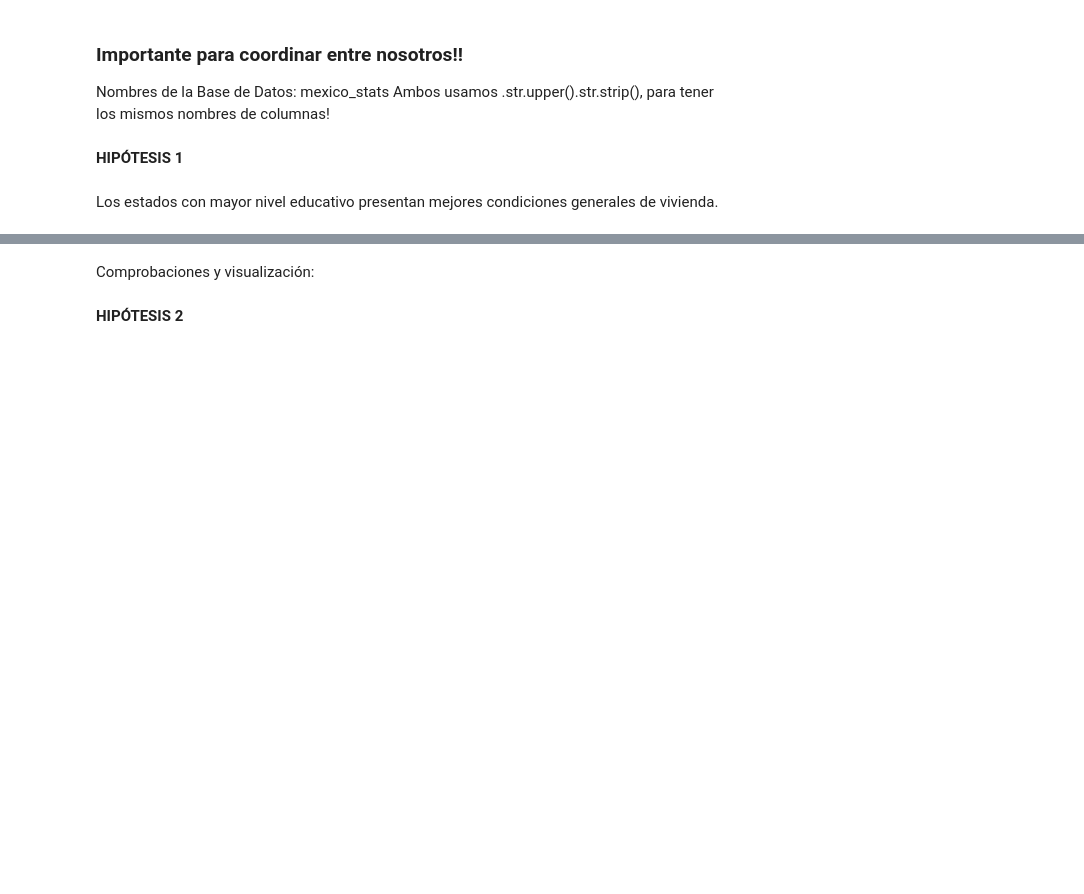
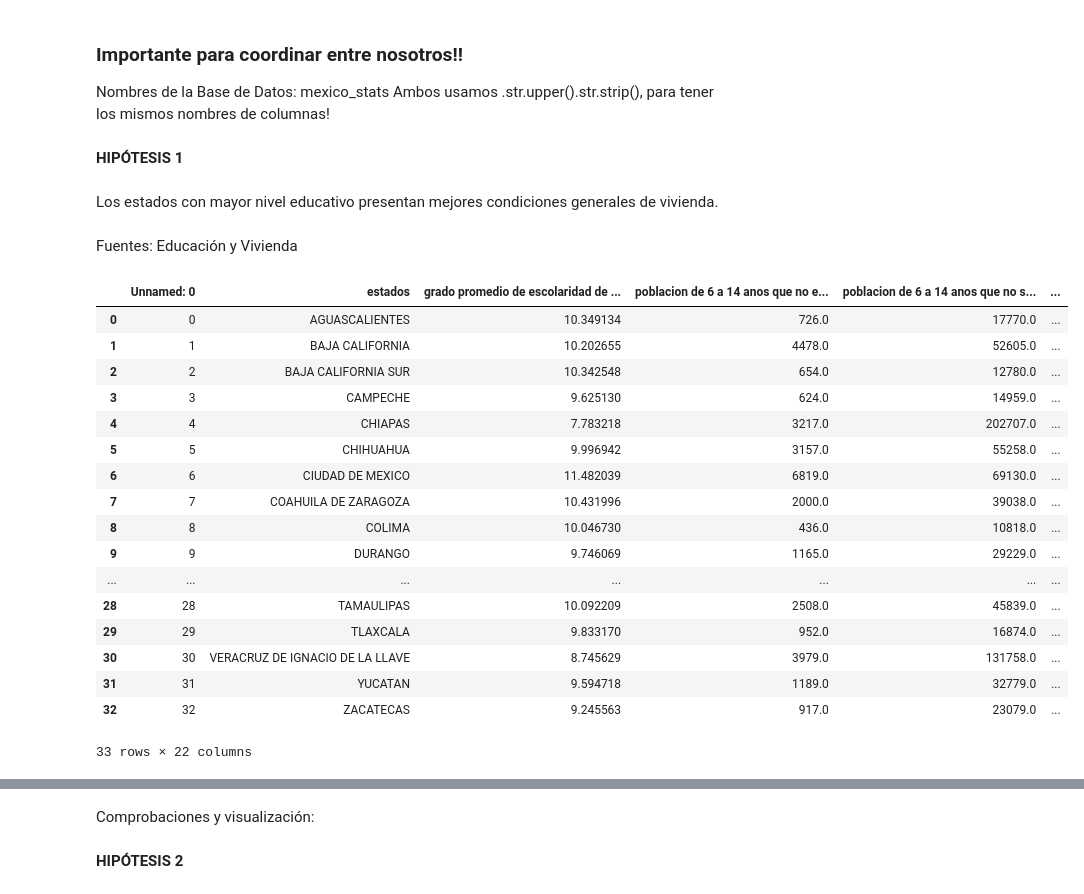
Before and after one commit to julio-bp/PROYECTO2, a Jupyter notebook: PROYECTO2.ipynb, the cells around one changed output, grey strips where cells are left out. Saved outputs shown, nothing was run; the diff lists cells and outputs as text; code cells hidden in the pictures; blank space fills up the shorter version.

```diff
--- a/PROYECTO2.ipynb
+++ b/PROYECTO2.ipynb
@@ -158,3 +138,26 @@ Ambos usamos .str.upper().str.strip(), para tener los mismos nombres de columnas
 **HIPÓTESIS 1**
 # %% [markdown]
 Los estados con mayor nivel educativo presentan mejores condiciones generales de vivienda.
+# %% [markdown]
+Fuentes: Educación y Vivienda
+# %%
+limpieza(df_educacion, "estados")
+# %% [output]
+|  | Unnamed: 0 | estados | grado promedio de escolaridad de ... | poblacion de 6 a 14 anos que no e... | poblacion de 6 a 14 anos que no s... | ... |
+| 0 | 0 | AGUASCALIENTES | 10.349134 | 726.0 | 17770.0 | ... |
+| 1 | 1 | BAJA CALIFORNIA | 10.202655 | 4478.0 | 52605.0 | ... |
+| 2 | 2 | BAJA CALIFORNIA SUR | 10.342548 | 654.0 | 12780.0 | ... |
+| 3 | 3 | CAMPECHE | 9.625130 | 624.0 | 14959.0 | ... |
+| 4 | 4 | CHIAPAS | 7.783218 | 3217.0 | 202707.0 | ... |
+| 5 | 5 | CHIHUAHUA | 9.996942 | 3157.0 | 55258.0 | ... |
+| 6 | 6 | CIUDAD DE MEXICO | 11.482039 | 6819.0 | 69130.0 | ... |
+| 7 | 7 | COAHUILA DE ZARAGOZA | 10.431996 | 2000.0 | 39038.0 | ... |
+| 8 | 8 | COLIMA | 10.046730 | 436.0 | 10818.0 | ... |
+| 9 | 9 | DURANGO | 9.746069 | 1165.0 | 29229.0 | ... |
+| ... | ... | ... | ... | ... | ... | ... |
+| 28 | 28 | TAMAULIPAS | 10.092209 | 2508.0 | 45839.0 | ... |
+| 29 | 29 | TLAXCALA | 9.833170 | 952.0 | 16874.0 | ... |
+| 30 | 30 | VERACRUZ DE IGNACIO DE LA LLAVE | 8.745629 | 3979.0 | 131758.0 | ... |
+| 31 | 31 | YUCATAN | 9.594718 | 1189.0 | 32779.0 | ... |
+| 32 | 32 | ZACATECAS | 9.245563 | 917.0 | 23079.0 | ... |
+33 rows × 22 columns
```
Also changed, not shown: parts of 26 cells of this notebook.
